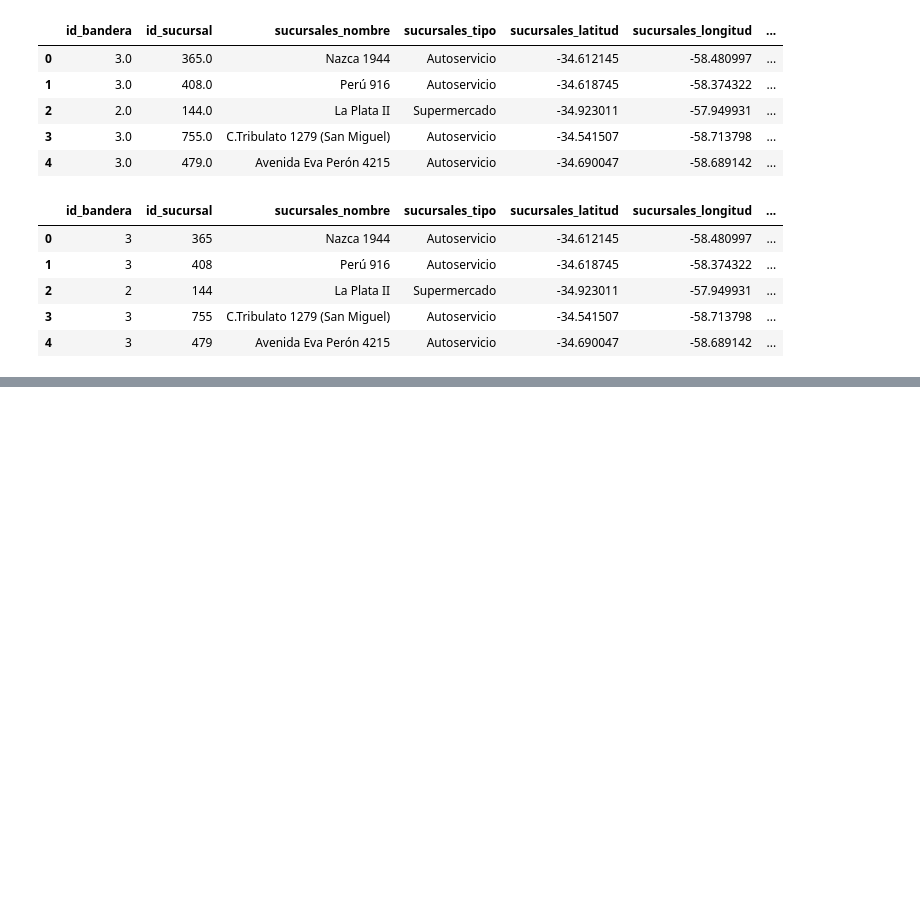
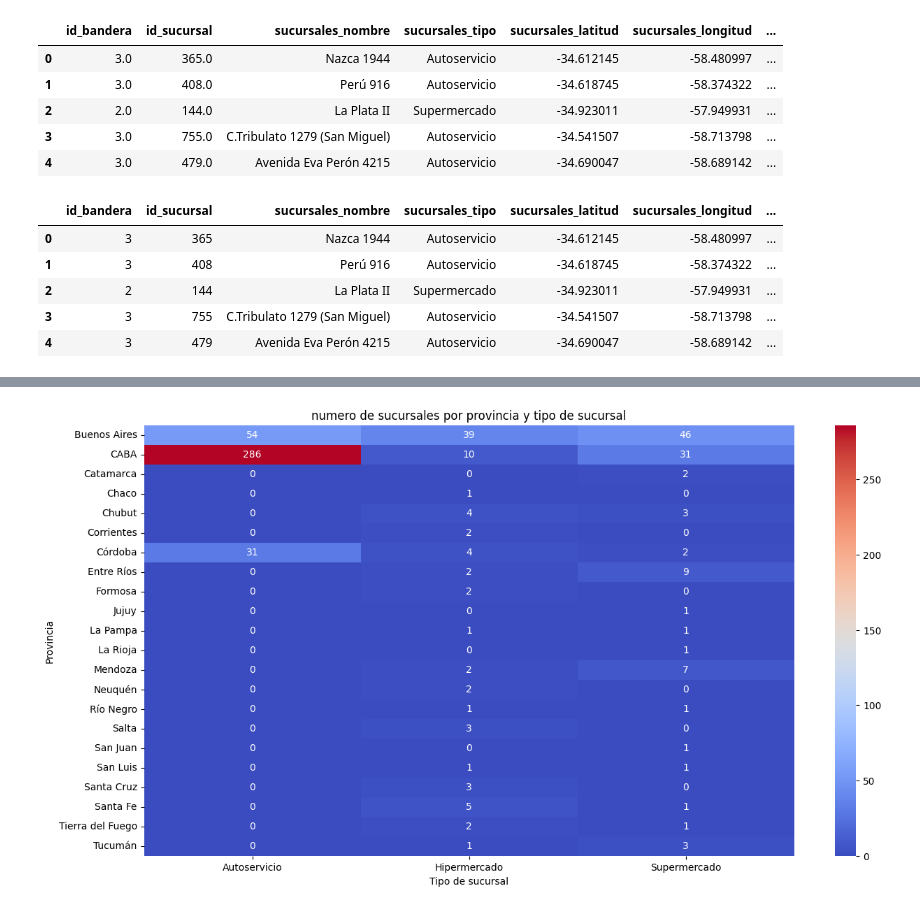
Before and after one commit to CEIA-MBer-ATacc/ceia_add_tps, a Jupyter notebook: TP1/sucursales/TP1_sucursales.ipynb, the cells around one changed output, grey strips where cells are left out. Cells and saved outputs as stored; diff of their text form; code cells hidden in the pictures; blank space fills up the shorter version.

```diff
--- a/TP1/sucursales/TP1_sucursales.ipynb
+++ b/TP1/sucursales/TP1_sucursales.ipynb
@@ -236,0 +301,10 @@ sucursales_df.head()
+# %%
+plt.figure(figsize=(15, 8))
+cross_tab = pd.crosstab(sucursales_df['sucursales_provincia'], sucursales_df['sucursales_tipo'])
+sns.heatmap(cross_tab, annot=True, fmt='d', cmap='coolwarm')
+plt.title('numero de sucursales por provincia y tipo de sucursal')
+plt.xlabel('Tipo de sucursal')
+plt.ylabel('Provincia')
+plt.show()
+# %% [output]
+[figure, added]
```
Also changed, not shown: parts of 13 cells of this notebook, 5 other files.
